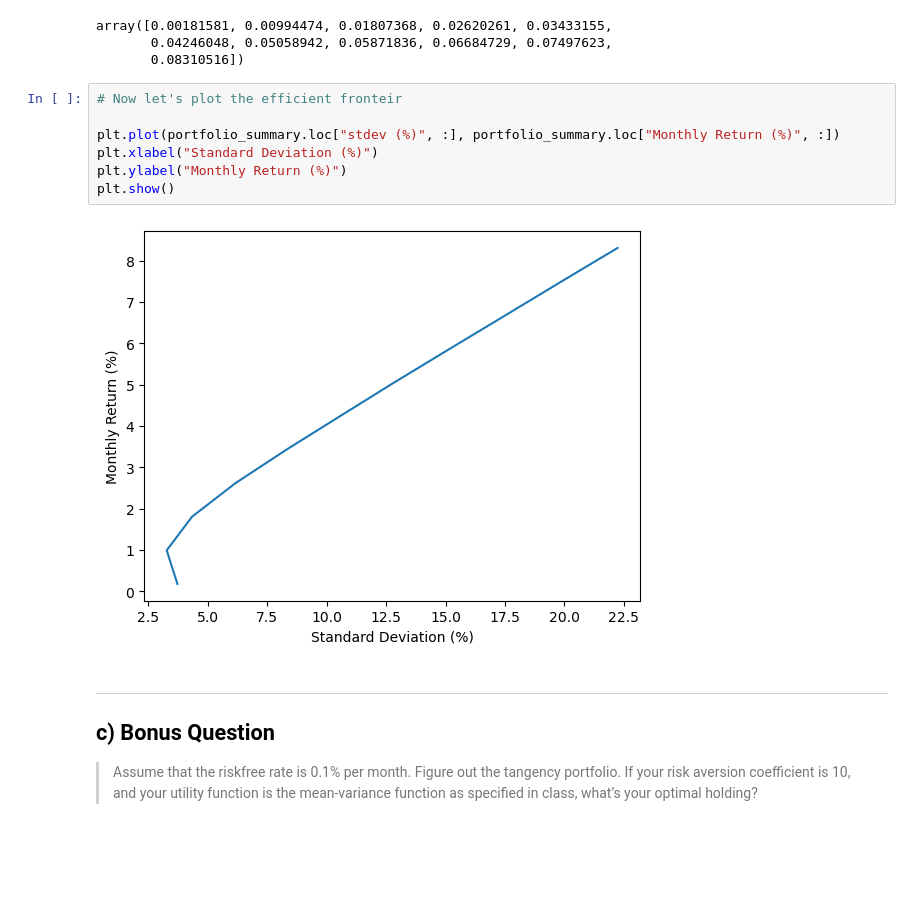
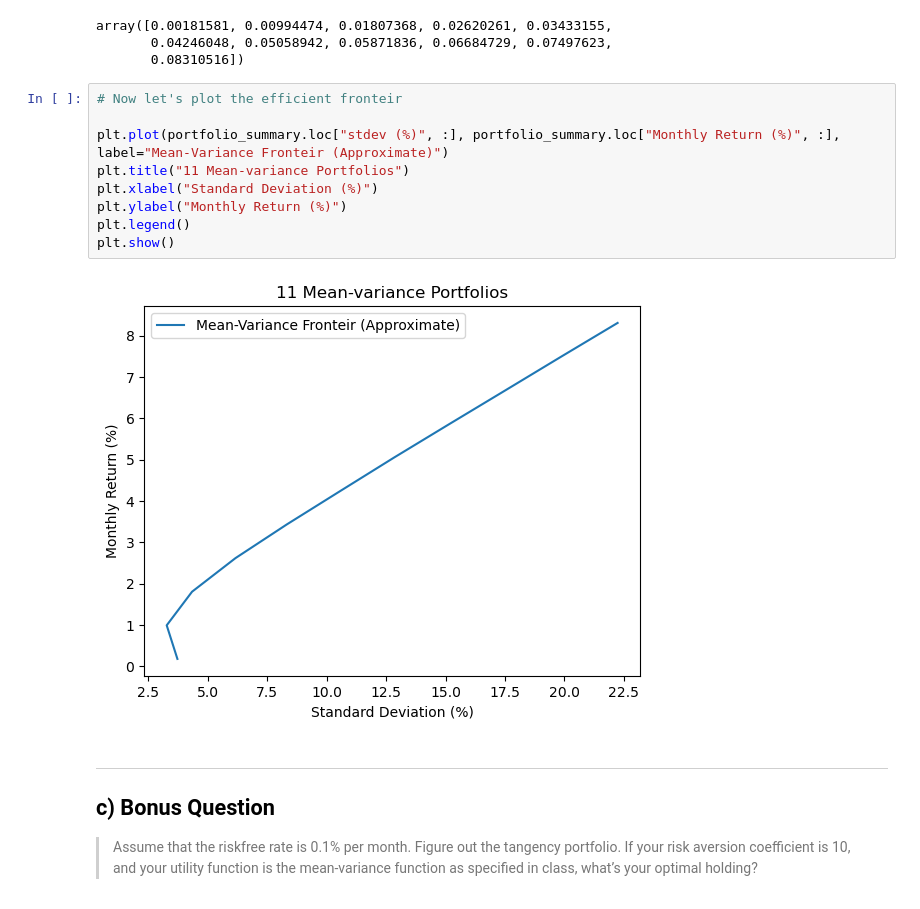
Before and after one commit to uWaterloo-CFM/CFM-301, a Jupyter notebook: Assignment 1/DA1 Task 4 - Mean-Variance Analysis.ipynb, the cells around one changed output. Cells and saved outputs as stored; diff of their text form; blank space fills up the shorter version.

Commit message:
plt labels

```diff
--- a/Assignment 1/DA1 Task 4 - Mean-Variance Analysis.ipynb
+++ b/Assignment 1/DA1 Task 4 - Mean-Variance Analysis.ipynb
@@ -245,12 +245,14 @@ array([0.00181581, 0.00994474, 0.01807368, 0.02620261, 0.03433155,
 # %%
 # Now let's plot the efficient fronteir
 
-plt.plot(portfolio_summary.loc["stdev (%)", :], portfolio_summary.loc["Monthly Return (%)", :])
+plt.plot(portfolio_summary.loc["stdev (%)", :], portfolio_summary.loc["Monthly Return (%)", :], label="Mean-Variance Fronteir (Approximate)")
+plt.title("11 Mean-variance Portfolios")
 plt.xlabel("Standard Deviation (%)")
 plt.ylabel("Monthly Return (%)")
+plt.legend()
 plt.show()
 # %% [output]
-[figure, old version]
+[figure, new version]
 # %% [markdown]
 ***
 ## c) Bonus Question
```
Also changed, not shown: parts of 3 cells of this notebook, 2 other files.
